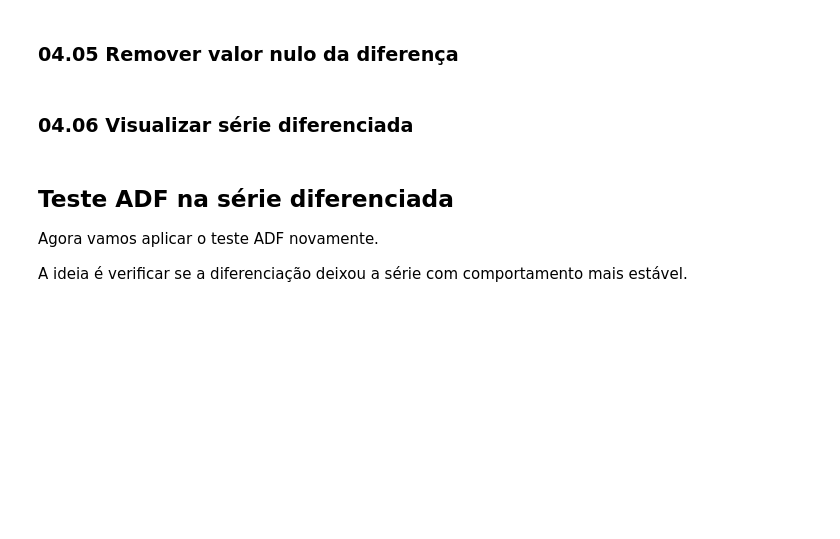
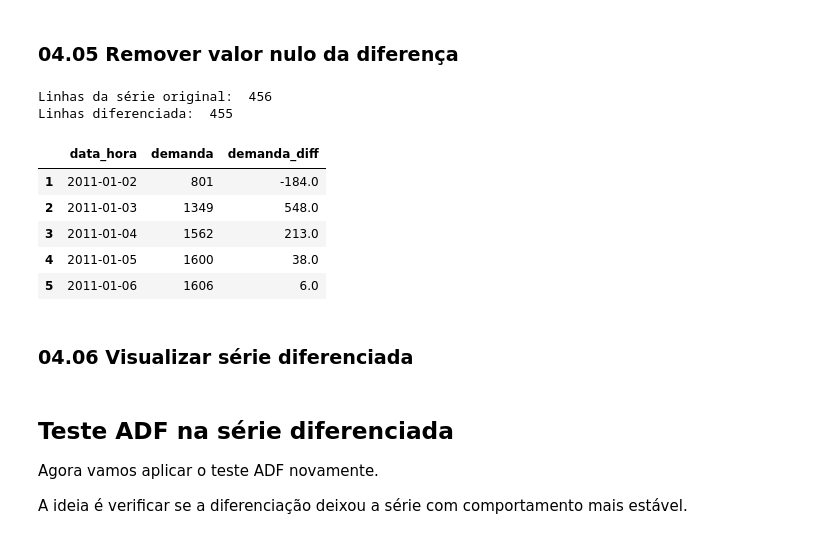
Before and after one commit to ariel-velardo/ALURA, a Jupyter notebook: series-temporais-bikes/notebooks/04_diferenciacao_acf_pacf.ipynb, the cells around one changed output. Cells and saved outputs as stored; diff of their text form; code cells hidden in the pictures; blank space fills up the shorter version.

```diff
--- a/series-temporais-bikes/notebooks/04_diferenciacao_acf_pacf.ipynb
+++ b/series-temporais-bikes/notebooks/04_diferenciacao_acf_pacf.ipynb
@@ -95,5 +128,26 @@ passamos a olhar também para:
 # %% [markdown]
 ### 04.05 Remover valor nulo da diferença
+# %%
+serie_diferenciada = (
+    serie_diaria
+    .dropna(subset=["demanda_diff"])
+    .copy()
+)
+
+print("Linhas da série original: ", serie_diaria.shape[0] )
+
+print("Linhas diferenciada: ", serie_diferenciada.shape[0] )
+
+serie_diferenciada.head()
+# %% [output]
+Linhas da série original:  456
+Linhas diferenciada:  455
+|  | data_hora | demanda | demanda_diff |
+| 1 | 2011-01-02 | 801 | -184.0 |
+| 2 | 2011-01-03 | 1349 | 548.0 |
+| 3 | 2011-01-04 | 1562 | 213.0 |
+| 4 | 2011-01-05 | 1600 | 38.0 |
+| 5 | 2011-01-06 | 1606 | 6.0 |
 # %% [markdown]
 ### 04.06 Visualizar série diferenciada
 # %%
```
Also changed, not shown: parts of 6 cells of this notebook.
